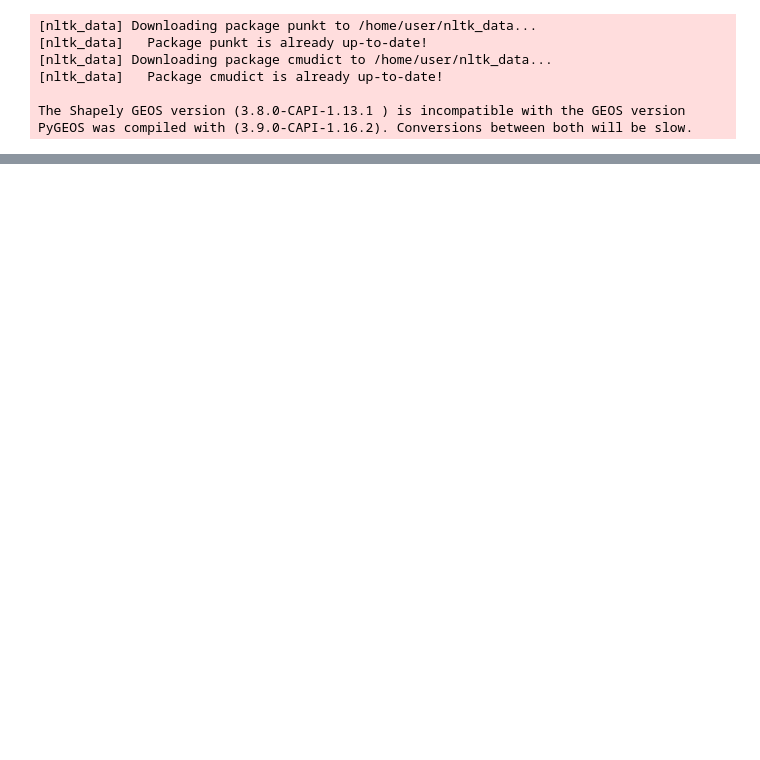
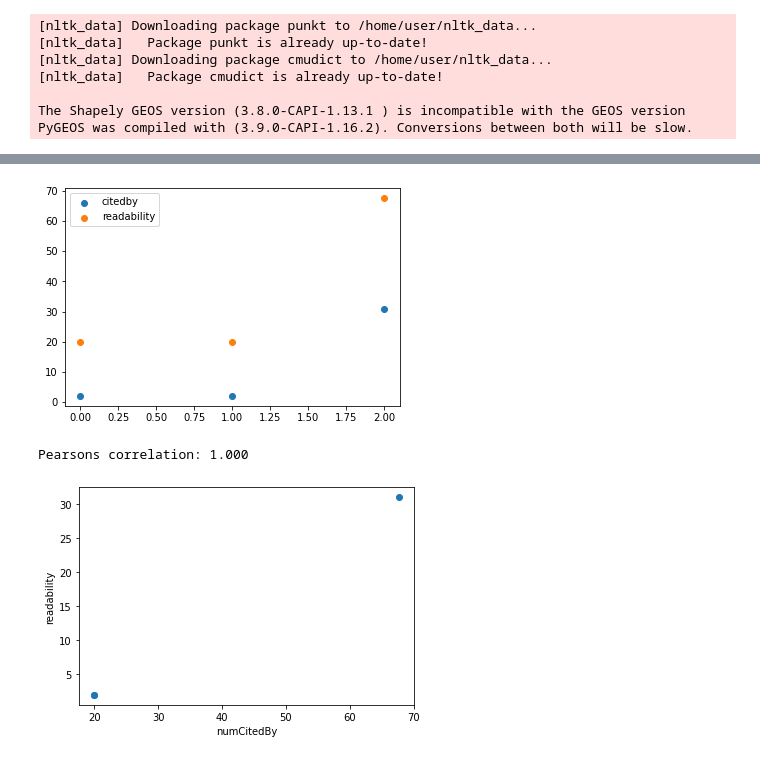
Before and after one commit to russelljjarvis/ScienceAccess, a Jupyter notebook: science.ipynb, the cells around one changed output, grey strips where cells are left out. Saved outputs shown, nothing was run; the diff lists cells and outputs as text; code cells hidden in the pictures; blank space fills up the shorter version.

```diff
--- a/science.ipynb
+++ b/science.ipynb
@@ -119,0 +153,9 @@ Pearsons correlation: 0.264
+# %%
+author_name="Rebecca Featherston"
+(author_numCitedBy,author_standard,df) = do_science(author_name)
+listed.append((author_numCitedBy,author_standard))
+multi_author_frame = pd.concat([multi_author_frame,df])
+# %% [output]
+[figure, added]
+Pearsons correlation: 1.000
+[figure, added]
```
Also changed, not shown: parts of 30 cells of this notebook.
